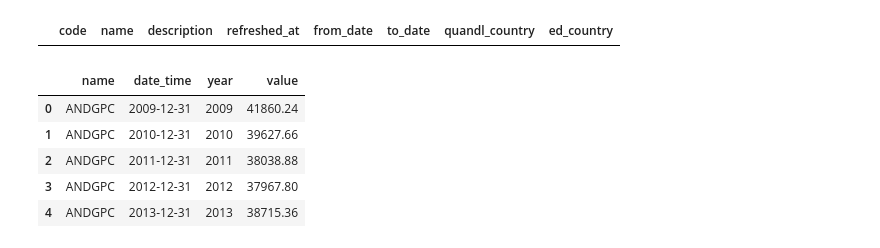
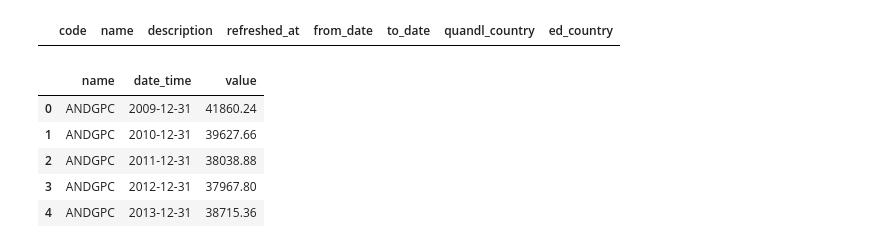
Before and after one commit to Gasta88/les-etl-pipeline, a Jupyter notebook: experiments/macro_econo_experiments.ipynb, the cells around one changed output. Saved outputs shown, nothing was run; the diff lists cells and outputs as text; code cells hidden in the pictures.

```diff
--- a/experiments/macro_econo_experiments.ipynb
+++ b/experiments/macro_econo_experiments.ipynb
@@ -156,40 +156,40 @@ def prepare_dataset(ds_code, data):
 
     :param ds_code: QUANDL code of the dataset.
     :param data: dictionary with data.
     :return df: final dataframe to be stored
     """
     new_data = []
     if len(data) == 0:
         return None
     for k, v in data.items():
         tmp_dict = {}
         tmp_dict["name"] = ds_code
         tmp_dict["date_time"] = k.to_pydatetime().strftime("%Y-%m-%d")
-        tmp_dict["year"] = k.to_pydatetime().strftime("%Y")
+        # tmp_dict["year"] = k.to_pydatetime().strftime("%Y")
         tmp_dict["value"] = v
         new_data.append(tmp_dict)
     return pd.DataFrame(new_data)
 
 list_dfs=[]
 for k, d in macro_econo_df.items():
     # TODO: The SGE label could not be always applicable. Need to re-engineer this part when/if new data from QUANDL is retrieved.
     code = k.replace("SGE/", "").replace(" - Value", "")
     if code in ["ALBRATING", "DZARATING"]:
         # Skip these datasets since there is no description for them.
         continue
     tmp_df = prepare_dataset(code, d)
     if tmp_df is None:
         continue
     list_dfs.append(tmp_df)
 df = pd.concat(list_dfs)
 df.head()
 # %% [output]
-|  | name | date_time | year | value |
-| 0 | ANDGPC | 2009-12-31 | 2009 | 41860.24 |
-| 1 | ANDGPC | 2010-12-31 | 2010 | 39627.66 |
-| 2 | ANDGPC | 2011-12-31 | 2011 | 38038.88 |
-| 3 | ANDGPC | 2012-12-31 | 2012 | 37967.80 |
-| 4 | ANDGPC | 2013-12-31 | 2013 | 38715.36 |
+|  | name | date_time | value |
+| 0 | ANDGPC | 2009-12-31 | 41860.24 |
+| 1 | ANDGPC | 2010-12-31 | 39627.66 |
+| 2 | ANDGPC | 2011-12-31 | 38038.88 |
+| 3 | ANDGPC | 2012-12-31 | 37967.80 |
+| 4 | ANDGPC | 2013-12-31 | 38715.36 |
 # %%
 from pyspark.sql import SparkSession
 
```
Also changed, not shown: parts of 1 cell of this notebook, 5 other files.
